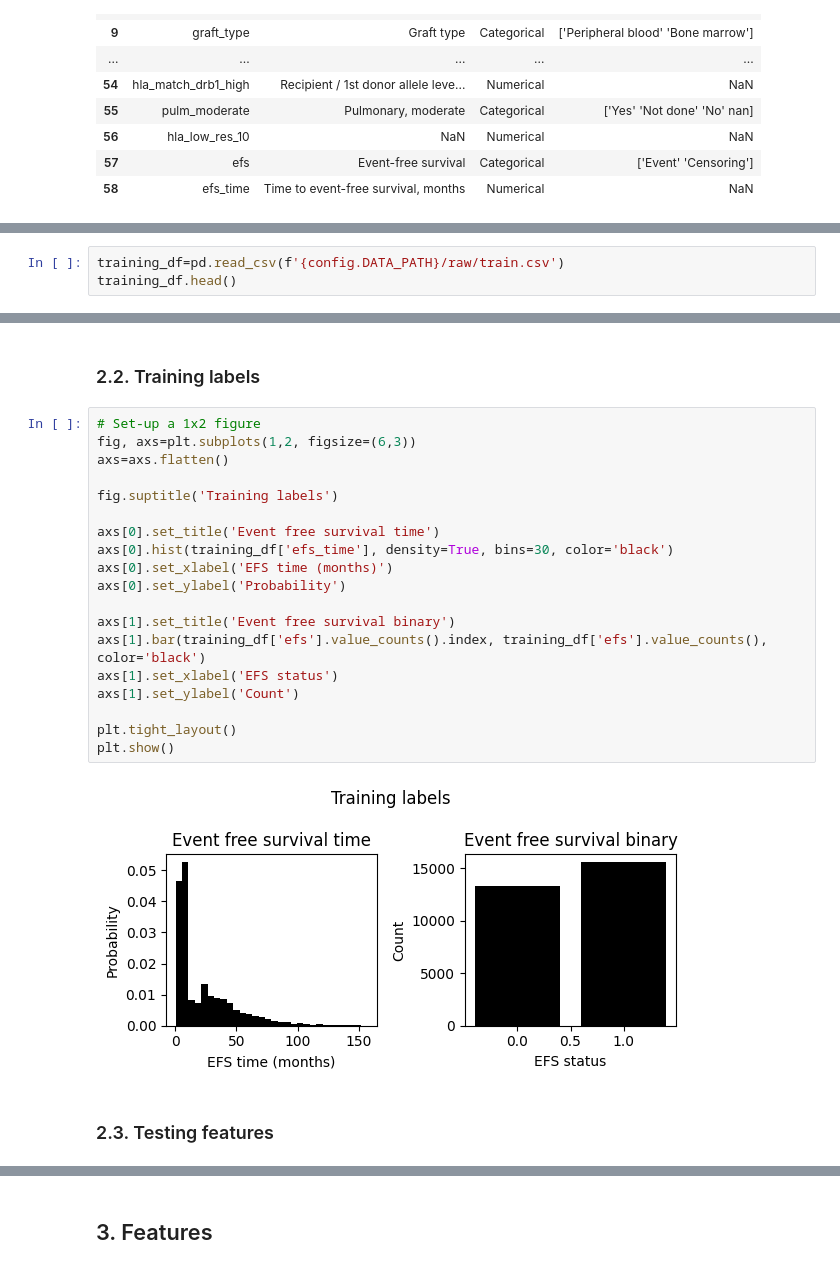
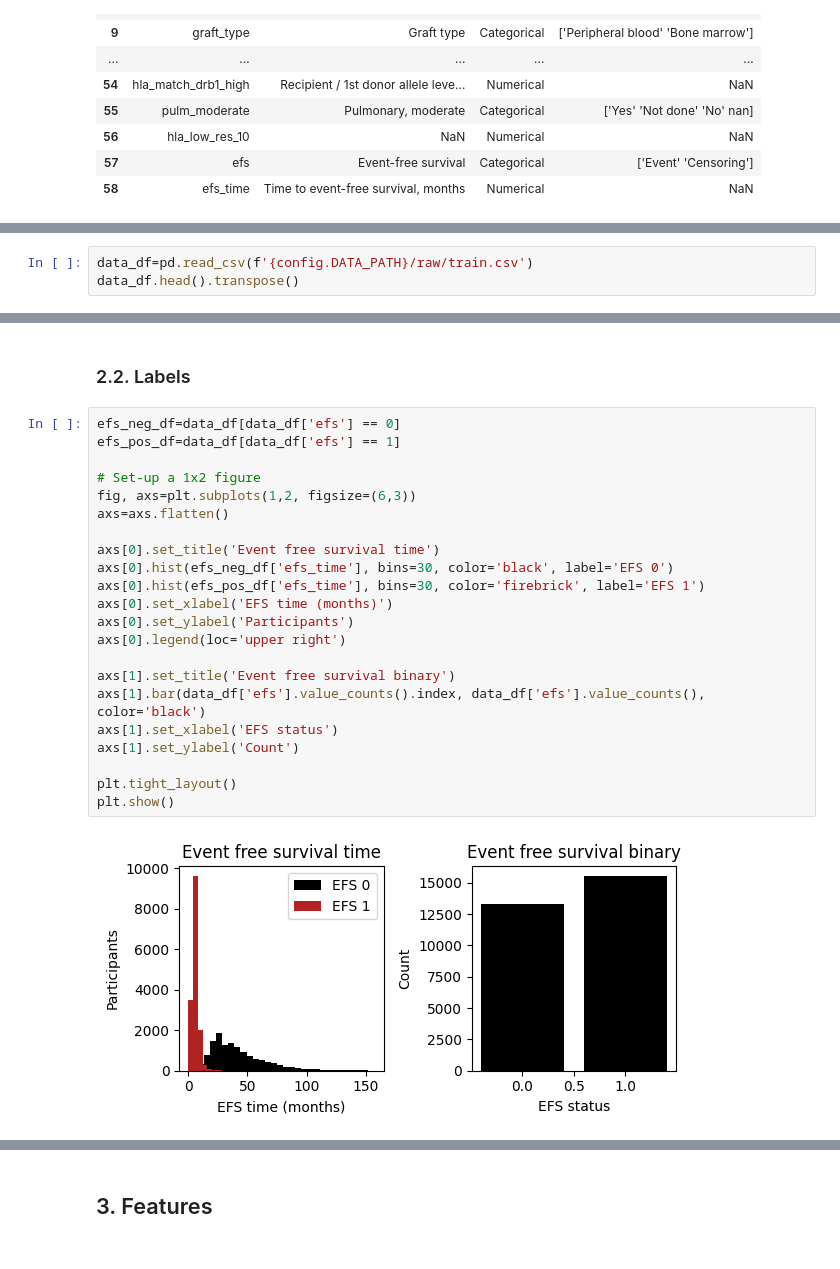
Before and after one commit to gperdrizet/HSCT_survival, a Jupyter notebook: notebooks/01.1-EDA_feature_inspection.ipynb, the cells around one changed output, grey strips where cells are left out. Drawn from its saved outputs; the diff is of its cells as text.

```diff
--- a/notebooks/01.1-EDA_feature_inspection.ipynb
+++ b/notebooks/01.1-EDA_feature_inspection.ipynb
@@ -64,4 +66,4 @@ dictionary_df.head(len(dictionary_df))
 # %%
-training_df=pd.read_csv(f'{config.DATA_PATH}/raw/train.csv')
-training_df.head()
+data_df=pd.read_csv(f'{config.DATA_PATH}/raw/train.csv')
+data_df.head().transpose()
 # %% [output]
@@ -113,27 +125,28 @@ training_df.describe().transpose()
 | efs | 28800.0 | 0.539306 | 0.498461 | 0.000 | 0.00000 | 1.0000 | 1.00000 | 1.000 |
 | efs_time | 28800.0 | 23.237678 | 24.799748 | 0.333 | 5.61975 | 9.7965 | 35.10000 | 156.819 |
 # %% [markdown]
-### 2.2. Training labels
+### 2.2. Labels
 # %%
+efs_neg_df=data_df[data_df['efs'] == 0]
+efs_pos_df=data_df[data_df['efs'] == 1]
+
 # Set-up a 1x2 figure
 fig, axs=plt.subplots(1,2, figsize=(6,3))
 axs=axs.flatten()
 
-fig.suptitle('Training labels')
-
 axs[0].set_title('Event free survival time')
-axs[0].hist(training_df['efs_time'], density=True, bins=30, color='black')
+axs[0].hist(efs_neg_df['efs_time'], bins=30, color='black', label='EFS 0')
+axs[0].hist(efs_pos_df['efs_time'], bins=30, color='firebrick', label='EFS 1')
 axs[0].set_xlabel('EFS time (months)')
-axs[0].set_ylabel('Probability')
+axs[0].set_ylabel('Participants')
+axs[0].legend(loc='upper right')
 
 axs[1].set_title('Event free survival binary')
-axs[1].bar(training_df['efs'].value_counts().index, training_df['efs'].value_counts(), color='black')
+axs[1].bar(data_df['efs'].value_counts().index, data_df['efs'].value_counts(), color='black')
 axs[1].set_xlabel('EFS status')
 axs[1].set_ylabel('Count')
 
 plt.tight_layout()
 plt.show()
 # %% [output]
-[figure, old version]
+[figure, new version]
-# %% [markdown]
-### 2.3. Testing features
```
Also changed, not shown: parts of 66 cells of this notebook.
